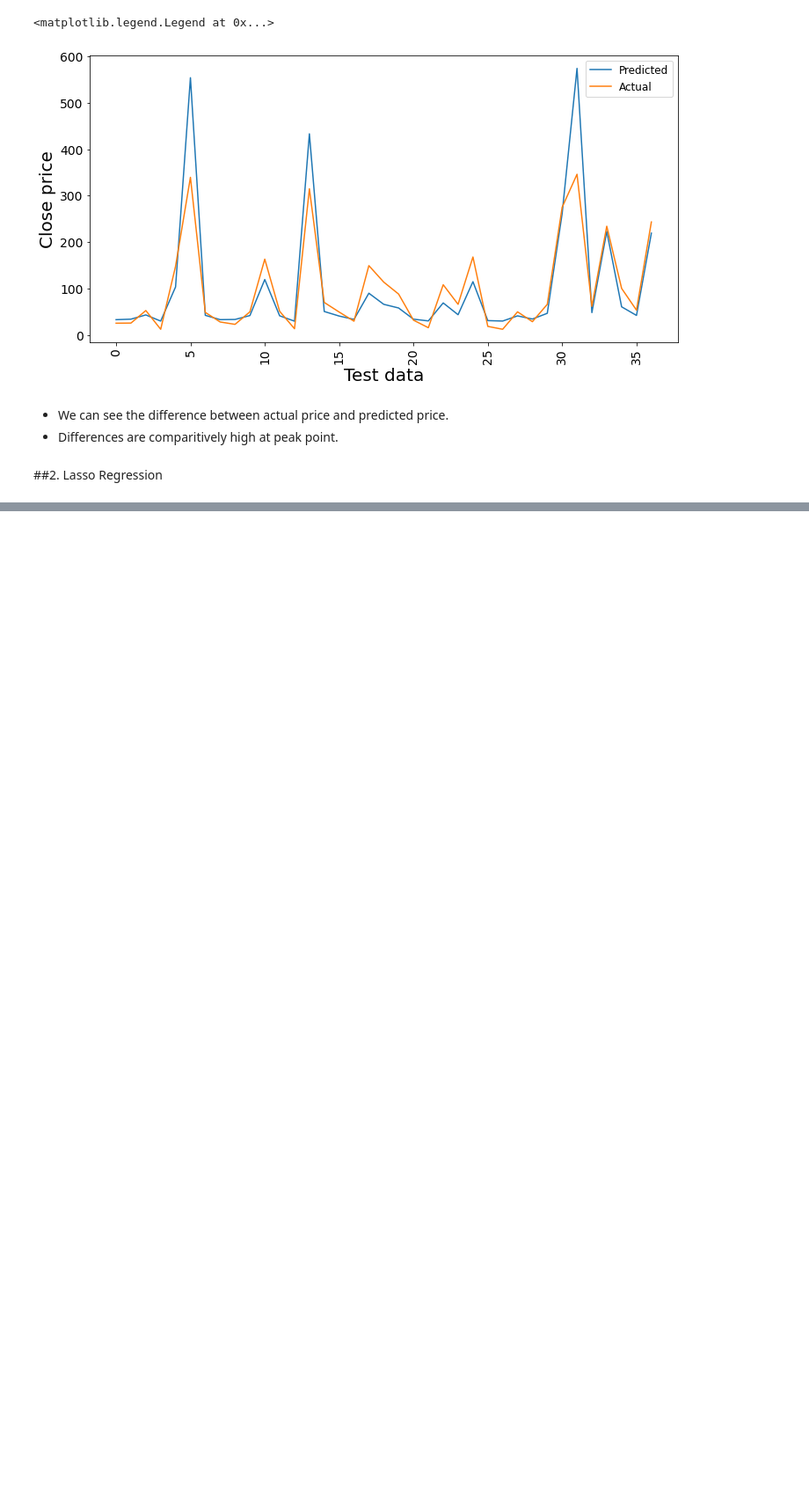
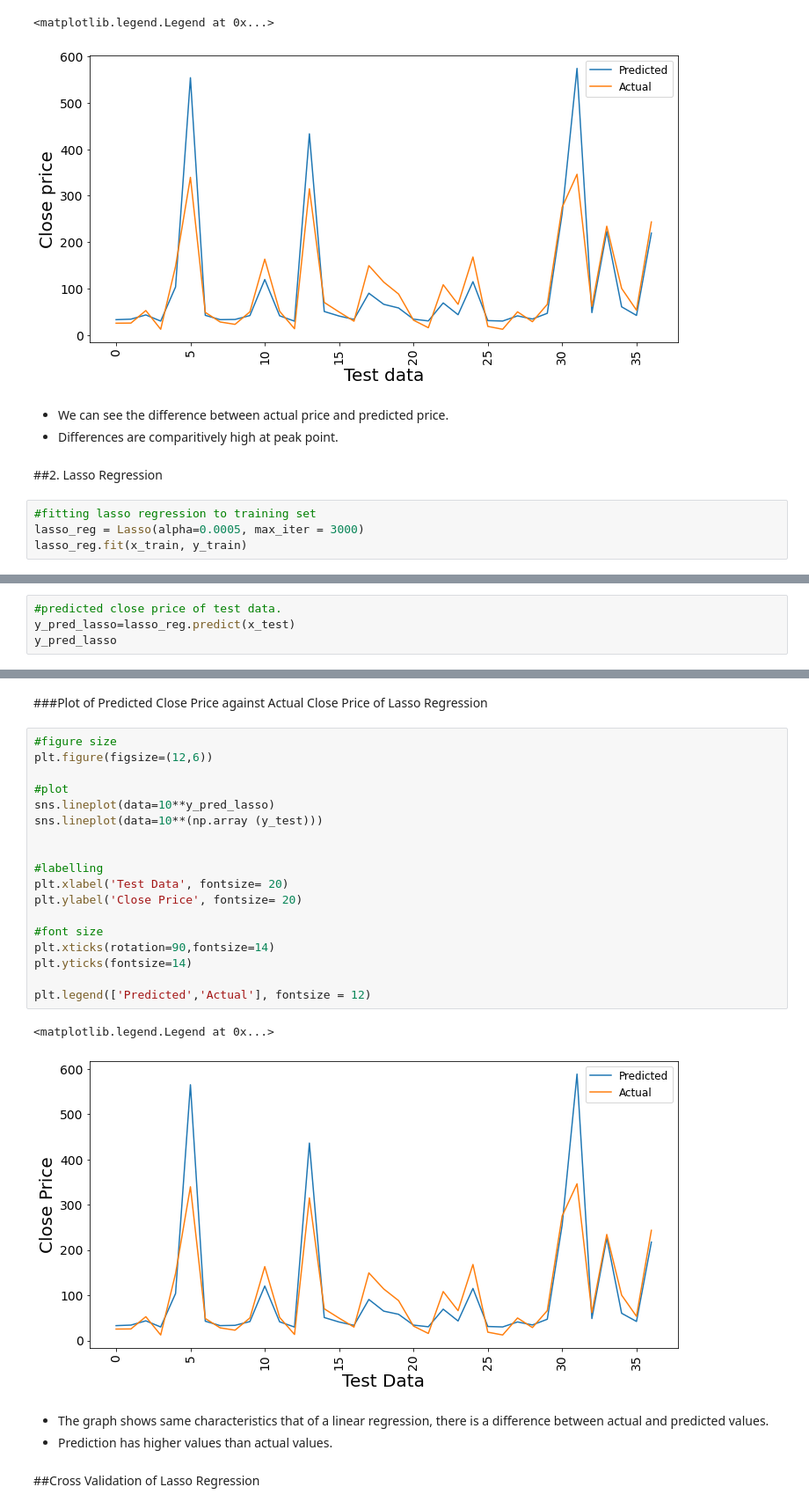
Before and after one commit to Ashfaquesayyed/Yes-bank-stock-closing-price-prediction, a Jupyter notebook: Yes_bank_stock_closing_price_new.ipynb, the cells around one changed output, grey strips where cells are left out. Shown at 88% size. Saved outputs shown, nothing was run; the diff lists cells and outputs as text; blank space fills up the shorter version.

```diff
--- a/Yes_bank_stock_closing_price_new.ipynb
+++ b/Yes_bank_stock_closing_price_new.ipynb
@@ -645,3 +645,7 @@ plt.legend(['Predicted','Actual'], fontsize = 12)
 *  Differences are comparitively high at peak point.
 # %% [markdown]
 ##2. Lasso Regression
+# %%
+#fitting lasso regression to training set
+lasso_reg = Lasso(alpha=0.0005, max_iter = 3000)
+lasso_reg.fit(x_train, y_train)
@@ -647,0 +665,4 @@ plt.legend(['Predicted','Actual'], fontsize = 12)
+# %%
+#predicted close price of test data.
+y_pred_lasso=lasso_reg.predict(x_test)
+y_pred_lasso
@@ -647,0 +732,28 @@ plt.legend(['Predicted','Actual'], fontsize = 12)
+# %% [markdown]
+###Plot of Predicted Close Price against Actual Close Price of Lasso Regression
+# %%
+#figure size
+plt.figure(figsize=(12,6))
+
+#plot
+sns.lineplot(data=10**y_pred_lasso)
+sns.lineplot(data=10**(np.array (y_test)))
+
+
+#labelling
+plt.xlabel('Test Data', fontsize= 20)
+plt.ylabel('Close Price', fontsize= 20)
+
+#font size
+plt.xticks(rotation=90,fontsize=14)
+plt.yticks(fontsize=14)
+
+plt.legend(['Predicted','Actual'], fontsize = 12)
+# %% [output]
+<matplotlib.legend.Legend at 0x...>
+[figure, added]
+# %% [markdown]
+* The graph shows same characteristics that of a linear regression, there is a difference between actual and predicted values.
+* Prediction has higher values than actual values.
+# %% [markdown]
+##Cross Validation of Lasso Regression
```
Also changed, not shown: parts of 46 cells of this notebook.
